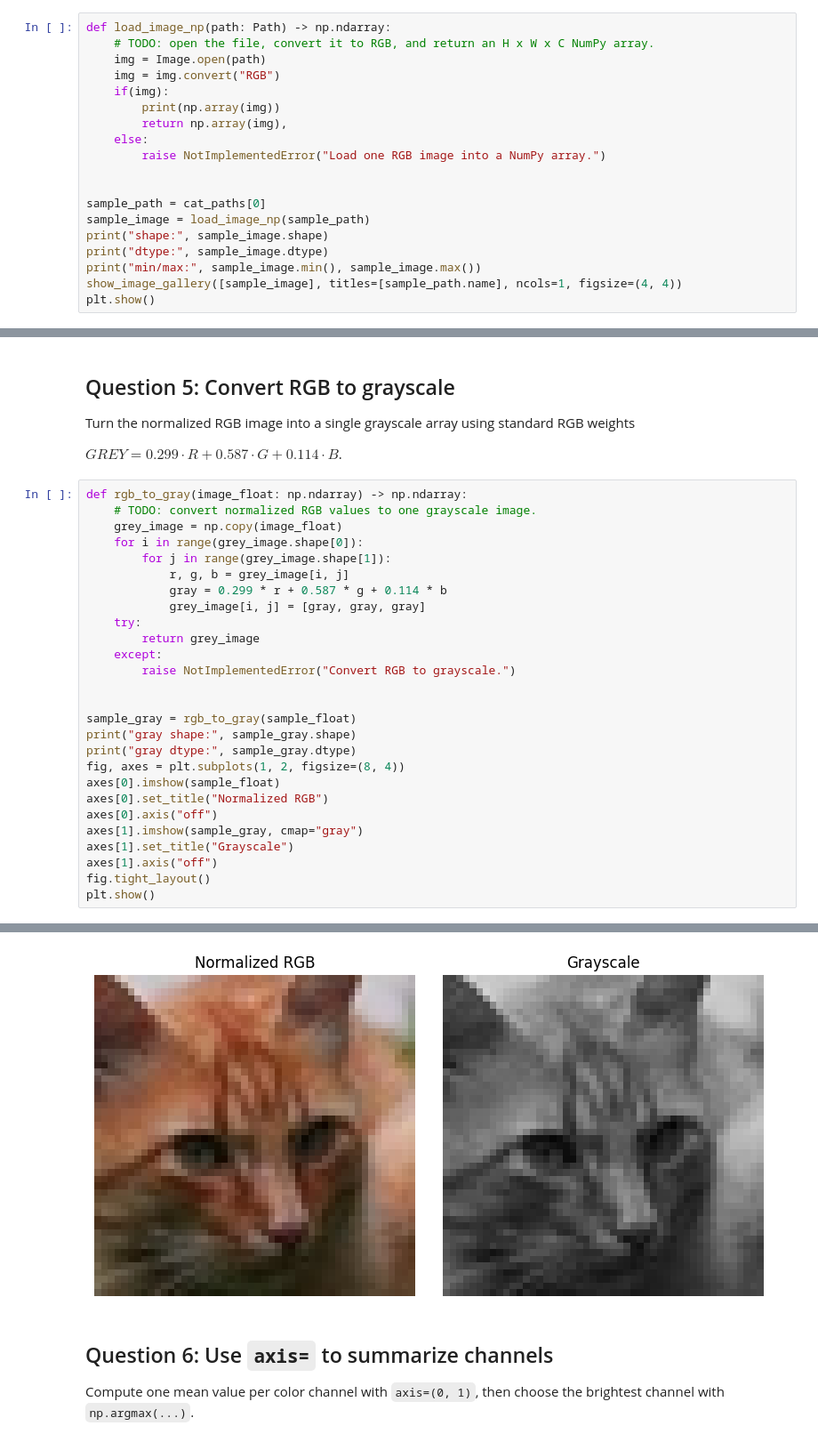
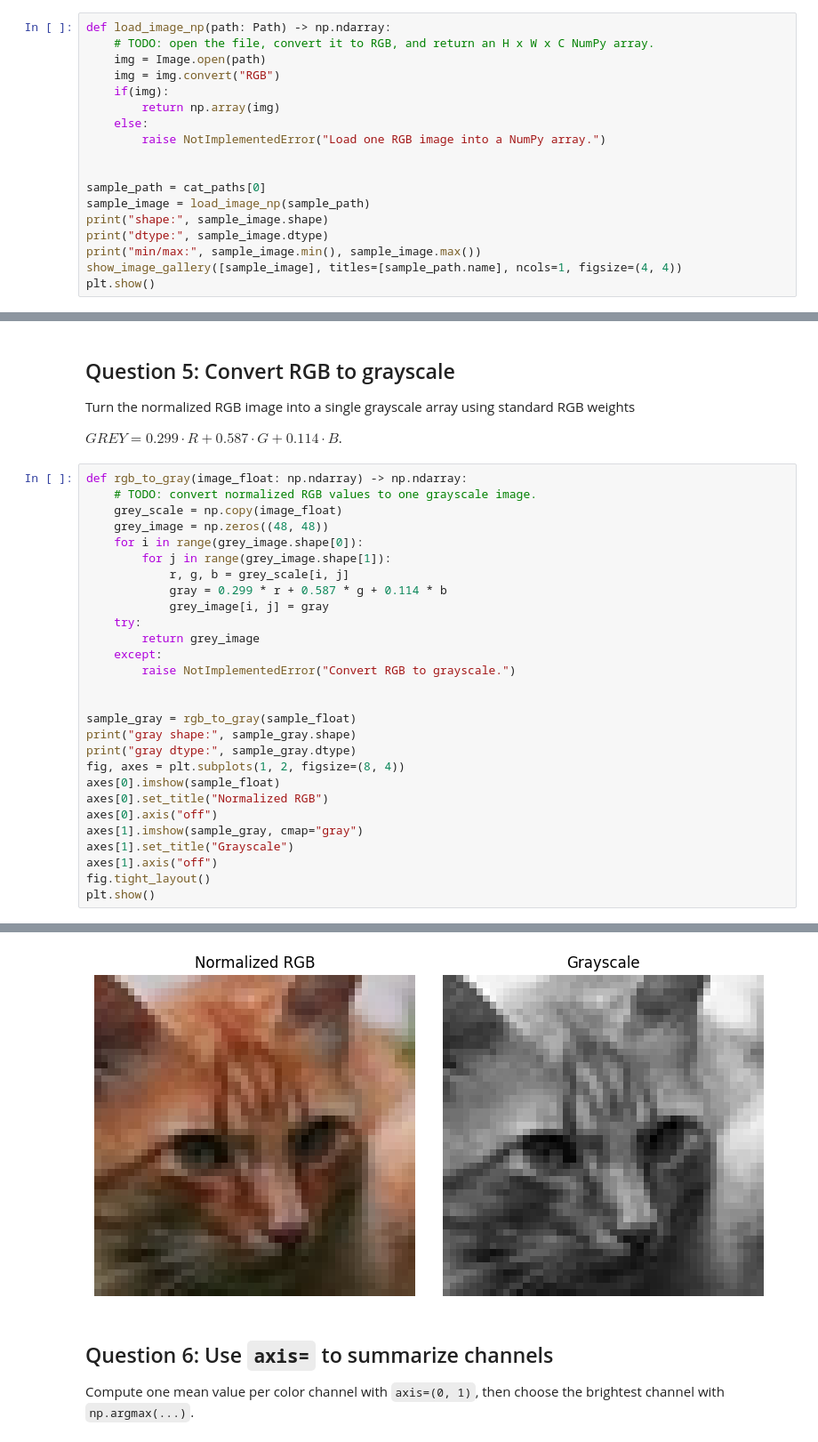
Before and after one commit to vgu-dsai-2026/lab-1-numpy-carbonatedFishSauce, a Jupyter notebook: notebook.ipynb, the cells around one changed output, grey strips where cells are left out. Shown at 89% size. Cells and saved outputs as stored; diff of their text form.

```diff
--- a/notebook.ipynb
+++ b/notebook.ipynb
@@ -155,8 +155,7 @@ def load_image_np(path: Path) -> np.ndarray:
     img = Image.open(path)
     img = img.convert("RGB")
     if(img):
-        print(np.array(img))
-        return np.array(img),
+        return np.array(img)
     else:
         raise NotImplementedError("Load one RGB image into a NumPy array.")
 
@@ -301,12 +286,13 @@ $GREY = 0.299 \cdot R + 0.587 \cdot G + 0.114 \cdot B$.
 # %%
 def rgb_to_gray(image_float: np.ndarray) -> np.ndarray:
     # TODO: convert normalized RGB values to one grayscale image.
-    grey_image = np.copy(image_float)
+    grey_scale = np.copy(image_float)
+    grey_image = np.zeros((48, 48))
     for i in range(grey_image.shape[0]):
         for j in range(grey_image.shape[1]):
-            r, g, b = grey_image[i, j]
+            r, g, b = grey_scale[i, j]
             gray = 0.299 * r + 0.587 * g + 0.114 * b
-            grey_image[i, j] = [gray, gray, gray]
+            grey_image[i, j] = gray
     try:
         return grey_image
     except:
@@ -331,4 +317,4 @@ gray dtype: float32
-[figure, old version]
+[figure, new version]
 # %% [markdown]
 ## Question 6: Use `axis=` to summarize channels
 
```
Also changed, not shown: parts of 8 cells of this notebook.
